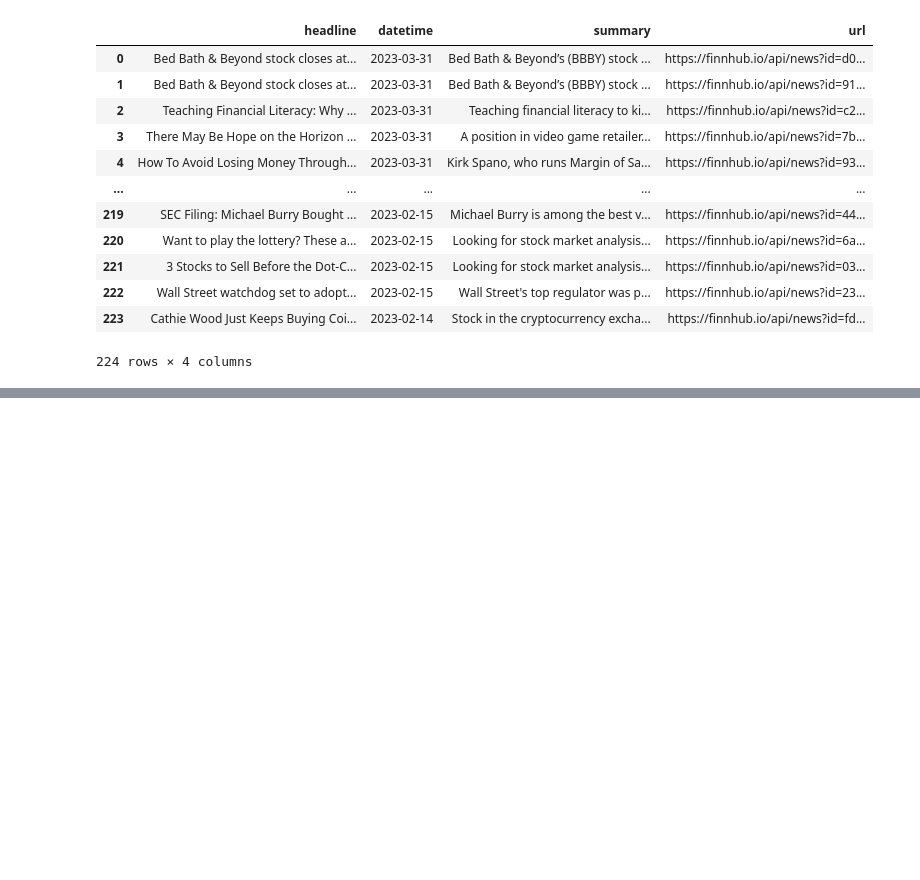
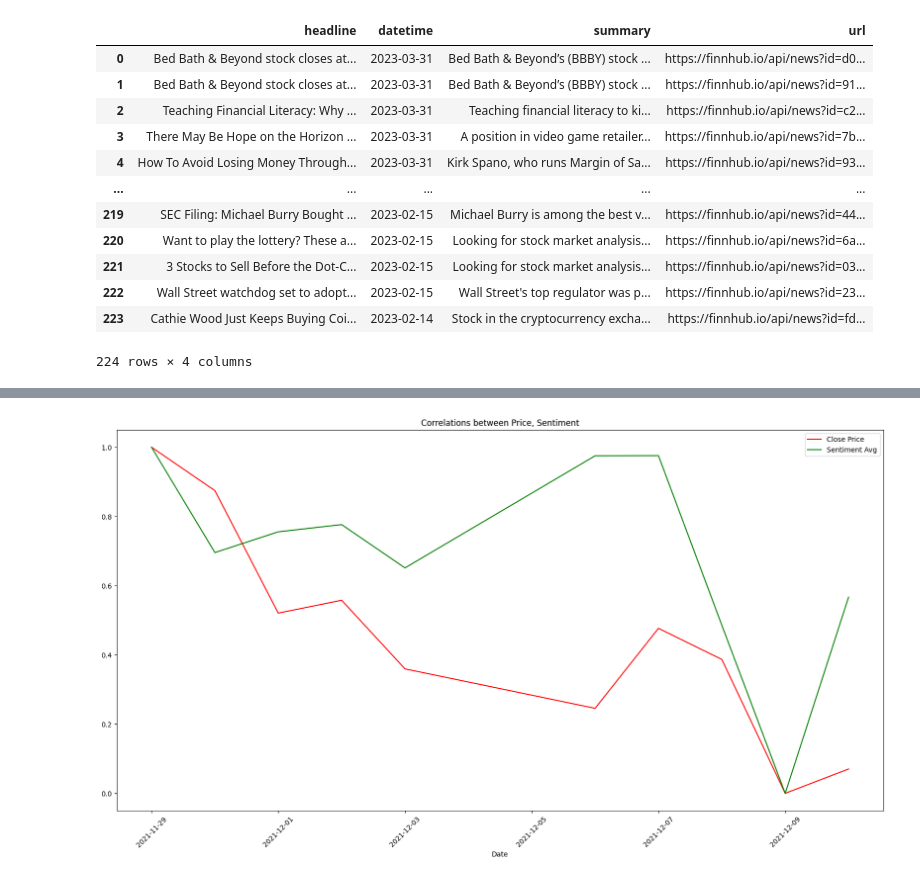
Before and after one commit to s5263er/GameStop-Sentiment-and-Price-Analysis, a Jupyter notebook: FIN_INFO_RET.ipynb, the cells around one changed output, grey strips where cells are left out. Saved outputs shown, nothing was run; the diff lists cells and outputs as text; code cells hidden in the pictures; blank space fills up the shorter version.

```diff
--- a/FIN_INFO_RET.ipynb
+++ b/FIN_INFO_RET.ipynb
@@ -700,0 +1017,24 @@ df_finhub
+# %%
+# normalize the data using min-max scaling
+avg_price_norm = (merged_df_twitter['Close'] - merged_df_twitter['Close'].min()) / (merged_df_twitter['Close'].max() - merged_df_twitter['Close'].min())
+sentiment_norm = (merged_df_twitter['sentiment_avg'] - merged_df_twitter['sentiment_avg'].min()) / (merged_df_twitter['sentiment_avg'].max() - merged_df_twitter['sentiment_avg'].min())
+
+# create a figure and axis object
+fig, ax = plt.subplots(figsize = (20,10))
+
+# plot the normalized data on the same y-axis
+ax.plot(merged_df_twitter['date'], avg_price_norm, color='red', label='Close Price')
+ax.plot(merged_df_twitter['date'], sentiment_norm, color='green', label='Sentiment Avg')
+
+# set the x-axis label and title
+ax.set_xlabel('Date')
+ax.set_title('Correlations between Price, Sentiment')
+
+# create a legend
+ax.legend()
+plt.xticks(rotation=45)
+
+# display the plot
+plt.show()
+# %% [output]
+[figure, added]
```
Also changed, not shown: parts of 21 cells of this notebook.
